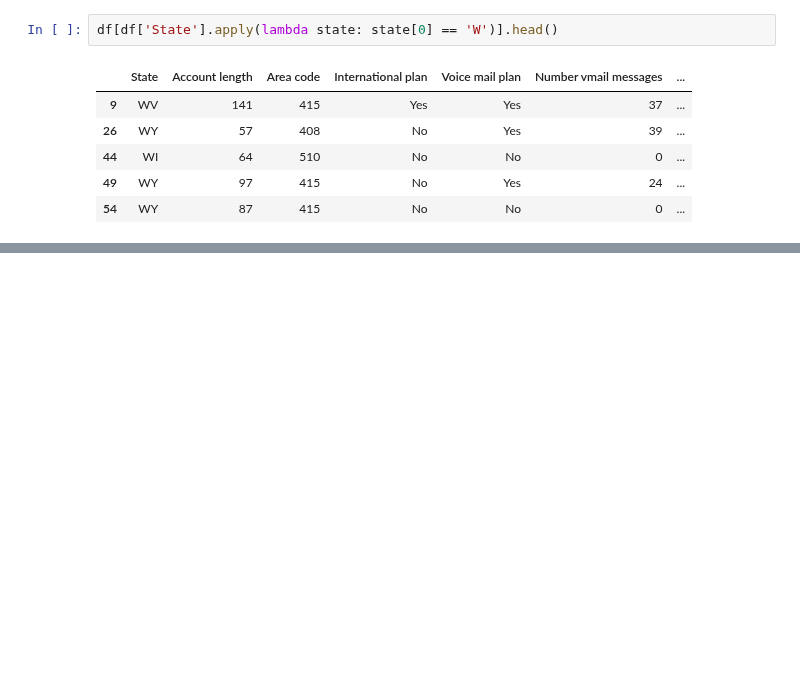
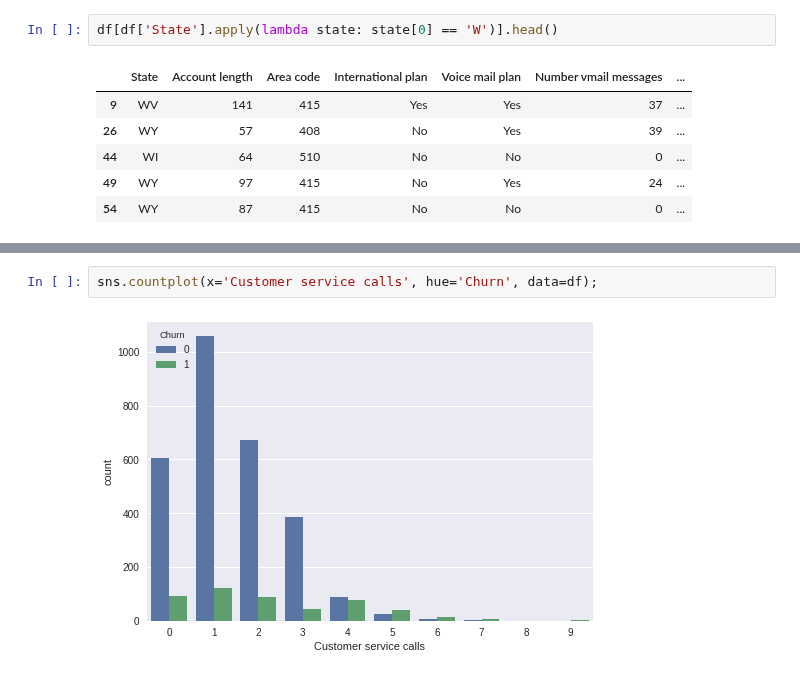
Before and after one commit to ssttv/ml-resources, a Jupyter notebook: pandas_exploration.ipynb, the cells around one changed output, grey strips where cells are left out. Saved outputs shown, nothing was run; the diff lists cells and outputs as text; blank space fills up the shorter version.

```diff
--- a/pandas_exploration.ipynb
+++ b/pandas_exploration.ipynb
@@ -205,0 +292,4 @@ df.groupby(['Churn'])[columns_to_show].describe(percentiles=[])
+# %%
+sns.countplot(x='Customer service calls', hue='Churn', data=df);
+# %% [output]
+[figure, added]
```
Also changed, not shown: parts of 14 cells of this notebook.
